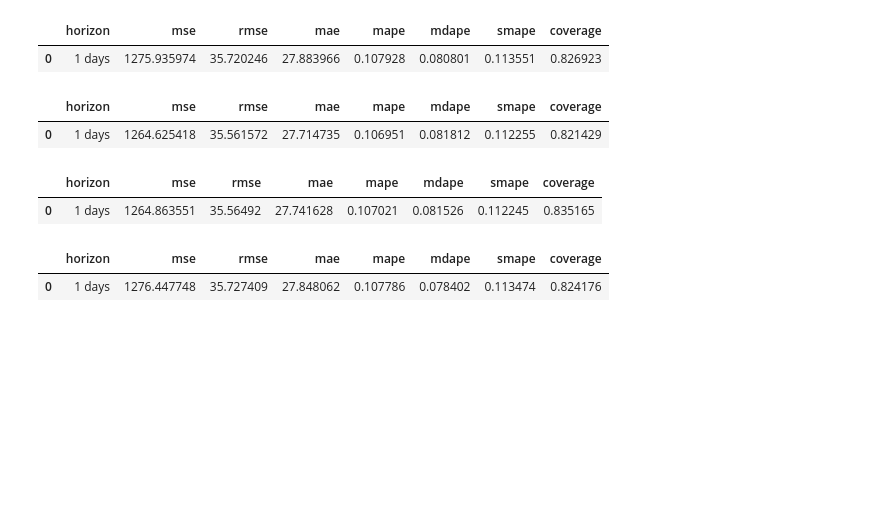
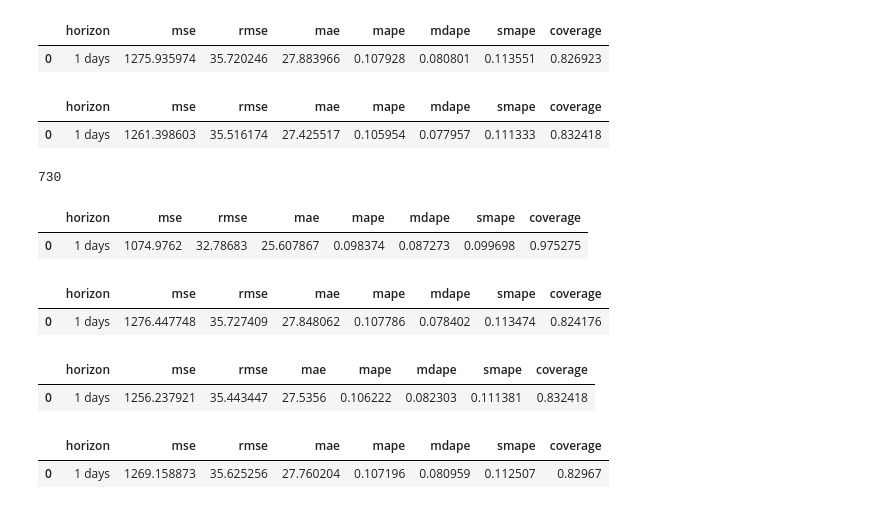
Before and after one commit to drdevinhopkins/ed-flow-2023, a Jupyter notebook: notebooks/dailyvisits.ipynb, the cells around one changed output. Saved outputs shown, nothing was run; the diff lists cells and outputs as text; code cells hidden in the pictures; blank space fills up the shorter version.

```diff
--- a/notebooks/dailyvisits.ipynb
+++ b/notebooks/dailyvisits.ipynb
@@ -26,7 +26,7 @@ df.tail()
 #Create a dataframe called dailyVisits with the columns ds and y, where ds is the date and y is the the value of the column 'Inflow_Cum_Total' at midnight of the following day
 dailyVisits = df[['ds', 'Inflow_Cum_Total']].copy()
 dailyVisits.columns = ['ds', 'y']
-dailyVisits.ds = dailyVisits.ds + pd.DateOffset(days=1)
+# dailyVisits.ds = dailyVisits.ds + pd.DateOffset(days=1)
 dailyVisits.y = dailyVisits.y.shift(-1)
 dailyVisits = dailyVisits.dropna()
 
@@ -201,23 +201,27 @@ df_p
 |  | horizon | mse | rmse | mae | mape | mdape | smape | coverage |
 | 0 | 1 days | 1275.935974 | 35.720246 | 27.883966 | 0.107928 | 0.080801 | 0.113551 | 0.826923 |
 # %%
-m = prophet.Prophet(holidays=ramq_holidays)
+m = Prophet(holidays=ramq_holidays)
 m.fit(dailyVisits)
 df_cv = cross_validation(m, initial='1083 days', period='1 days', horizon='1 day')
 df_p = performance_metrics(df_cv)
 df_p
 # %% [output]
 |  | horizon | mse | rmse | mae | mape | mdape | smape | coverage |
-| 0 | 1 days | 1264.625418 | 35.561572 | 27.714735 | 0.106951 | 0.081812 | 0.112255 | 0.821429 |
+| 0 | 1 days | 1261.398603 | 35.516174 | 27.425517 | 0.105954 | 0.077957 | 0.111333 | 0.832418 |
+# %%
+365*2
+# %% [output]
+730
 # %%
-m = prophet.Prophet()
-m.fit(dailyVisits)
-df_cv = cross_validation(m, initial='1083 days', period='1 days', horizon='1 day')
+m = Prophet()
+m.fit(dailyVisits.tail(365*2))
+df_cv = cross_validation(m, initial='365 days', period='1 days', horizon='1 day')
 df_p = performance_metrics(df_cv)
 df_p
 # %% [output]
 |  | horizon | mse | rmse | mae | mape | mdape | smape | coverage |
-| 0 | 1 days | 1264.863551 | 35.56492 | 27.741628 | 0.107021 | 0.081526 | 0.112245 | 0.835165 |
+| 0 | 1 days | 1074.9762 | 32.78683 | 25.607867 | 0.098374 | 0.087273 | 0.099698 | 0.975275 |
 # %%
 m = prophet.Prophet(holidays=qc_holidays)
 m.fit(dailyVisits)
@@ -234,3 +238,16 @@ m.fit(dailyVisits)
 df_cv = cross_validation(m, initial='1083 days', period='1 days', horizon='1 day')
 df_p = performance_metrics(df_cv)
 df_p
+# %% [output]
+|  | horizon | mse | rmse | mae | mape | mdape | smape | coverage |
+| 0 | 1 days | 1256.237921 | 35.443447 | 27.5356 | 0.106222 | 0.082303 | 0.111381 | 0.832418 |
+# %%
+m = Prophet(holidays=ramq_holidays)
+m.add_country_holidays(country_name='IL')
+m.fit(dailyVisits)
+df_cv = cross_validation(m, initial='1083 days', period='1 days', horizon='1 day')
+df_p = performance_metrics(df_cv)
+df_p
+# %% [output]
+|  | horizon | mse | rmse | mae | mape | mdape | smape | coverage |
+| 0 | 1 days | 1269.158873 | 35.625256 | 27.760204 | 0.107196 | 0.080959 | 0.112507 | 0.82967 |
```
Also changed, not shown: parts of 4 cells of this notebook, 9 other files.
